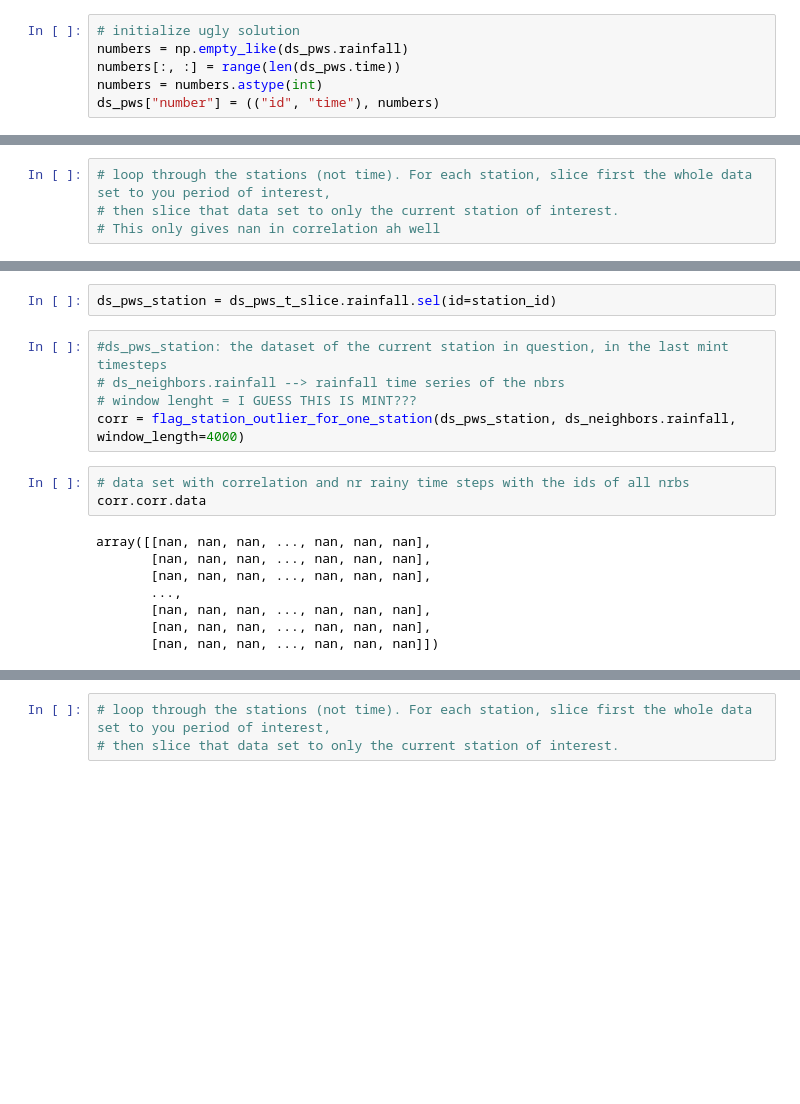
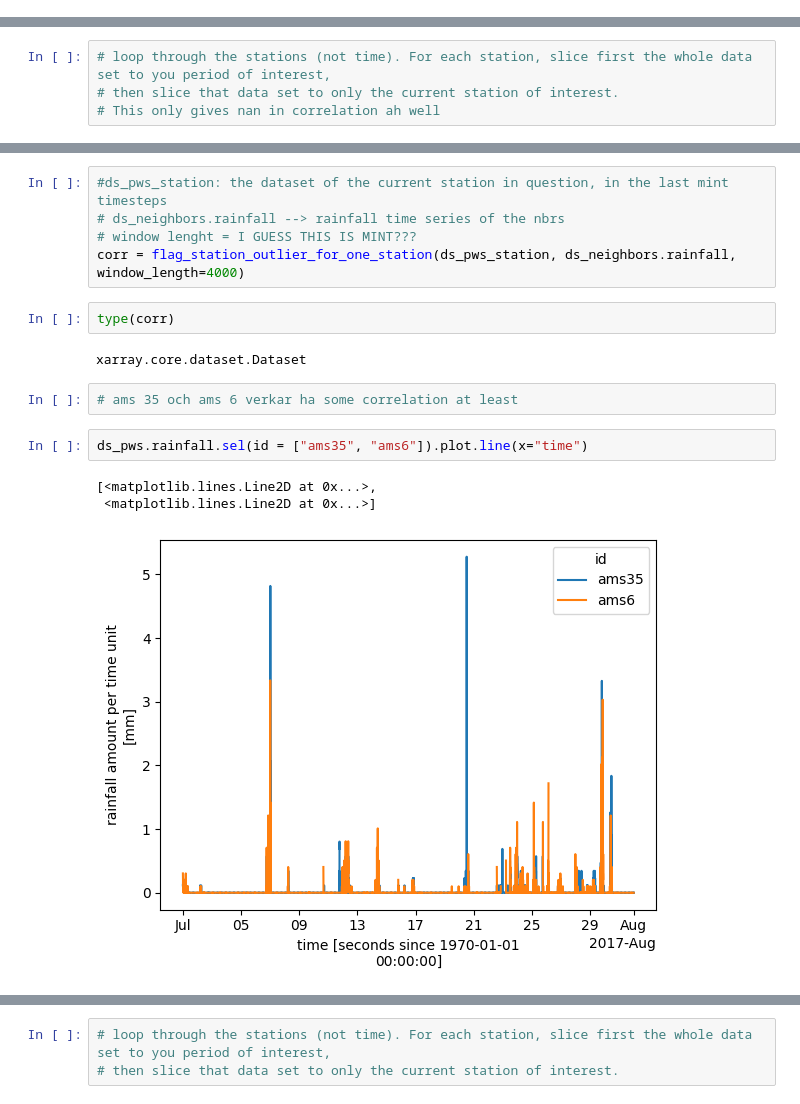
Before and after one commit to lepetersson/pypwsqc, a Jupyter notebook: docs/notebooks/station_outlier_filter.ipynb, the cells around one changed output, grey strips where cells are left out. Drawn from its saved outputs; the diff is of its cells as text; blank space fills up the shorter version.

```diff
--- a/docs/notebooks/station_outlier_filter.ipynb
+++ b/docs/notebooks/station_outlier_filter.ipynb
@@ -70,10 +85,4 @@ rainy_timesteps = ds_pws.rainfall > 0
 # %%
 # cumulative rainy timesteps per station
 cum_rainy_timesteps = rainy_timesteps.cumsum(dim="time")
-# %%
-# initialize ugly solution
-numbers = np.empty_like(ds_pws.rainfall)
-numbers[:, :] = range(len(ds_pws.time))
-numbers = numbers.astype(int)
-ds_pws["number"] = (("id", "time"), numbers)
 # %%
@@ -108,18 +113,17 @@ ds_pws_t_slice = ds_pws.isel(time=slice(0, mint))
-# %%
-ds_pws_station = ds_pws_t_slice.rainfall.sel(id=station_id)
 # %%
 #ds_pws_station: the dataset of the current station in question, in the last mint timesteps
 # ds_neighbors.rainfall --> rainfall time series of the nbrs
 # window lenght = I GUESS THIS IS MINT???
 corr = flag_station_outlier_for_one_station(ds_pws_station, ds_neighbors.rainfall, window_length=4000)
-# %%
-# data set with correlation and nr rainy time steps with the ids of all nrbs
-corr.corr.data
-# %% [output]
-array([[nan, nan, nan, ..., nan, nan, nan],
-       [nan, nan, nan, ..., nan, nan, nan],
-       [nan, nan, nan, ..., nan, nan, nan],
-       ...,
-       [nan, nan, nan, ..., nan, nan, nan],
-       [nan, nan, nan, ..., nan, nan, nan],
-       [nan, nan, nan, ..., nan, nan, nan]])
+# %%
+type(corr)
+# %% [output]
+xarray.core.dataset.Dataset
+# %%
+# ams 35 och ams 6 verkar ha some correlation at least
+# %%
+ds_pws.rainfall.sel(id = ["ams35", "ams6"]).plot.line(x="time")
+# %% [output]
+[<matplotlib.lines.Line2D at 0x...>,
+ <matplotlib.lines.Line2D at 0x...>]
+[figure, added]
```
Also changed, not shown: parts of 18 cells of this notebook.
